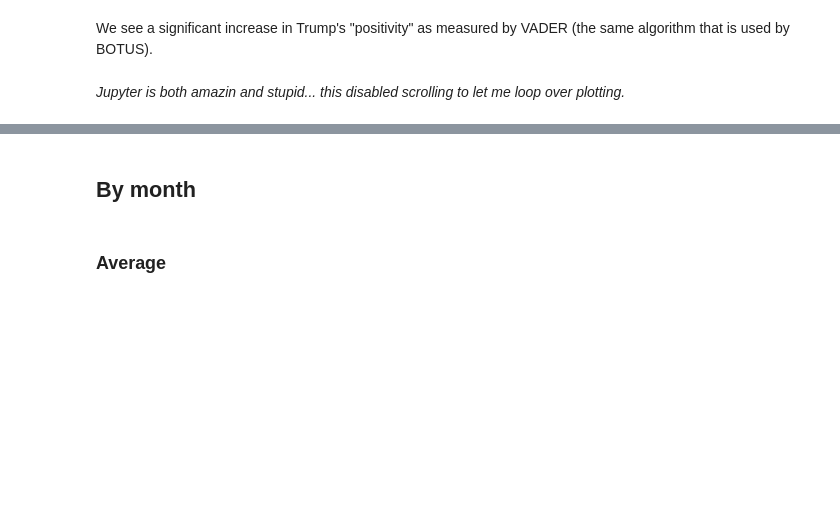
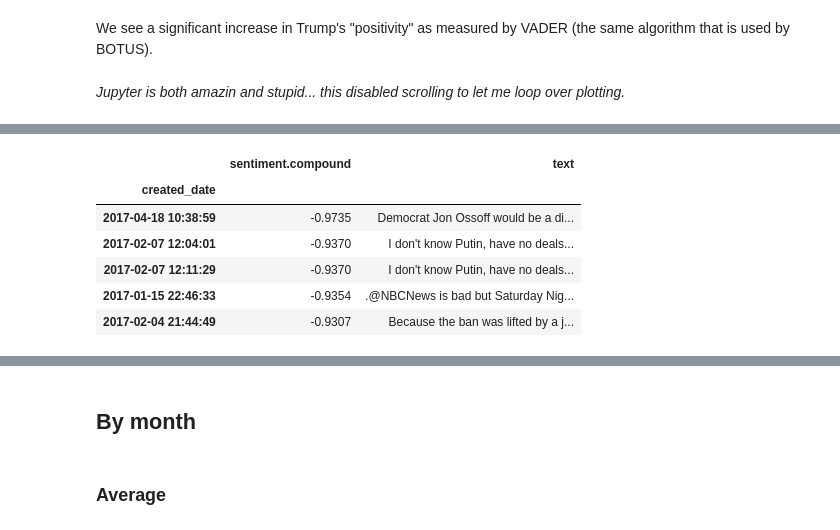
Before and after one commit to nprapps/trump-tweet-analysis, a Jupyter notebook: trump-tweets.ipynb, the cells around one changed output, grey strips where cells are left out. Drawn from its saved outputs; the diff is of its cells as text; code cells hidden in the pictures; blank space fills up the shorter version.

```diff
--- a/trump-tweets.ipynb
+++ b/trump-tweets.ipynb
@@ -229,0 +232,11 @@ IPython.OutputArea.prototype._should_scroll = function(lines) {
+# %%
+pd.set_option('display.width', 1000)
+tweets.sort(columns='sentiment.compound')[['sentiment.compound', 'text']].head()
+# %% [output]
+|  | sentiment.compound | text |
+| created_date |  |  |
+| 2017-04-18 10:38:59 | -0.9735 | Democrat Jon Ossoff would be a di... |
+| 2017-02-07 12:04:01 | -0.9370 | I don't know Putin, have no deals... |
+| 2017-02-07 12:11:29 | -0.9370 | I don't know Putin, have no deals... |
+| 2017-01-15 22:46:33 | -0.9354 | .@NBCNews is bad but Saturday Nig... |
+| 2017-02-04 21:44:49 | -0.9307 | Because the ban was lifted by a j... |
```
Also changed, not shown: parts of 20 cells of this notebook, 4 other files.
